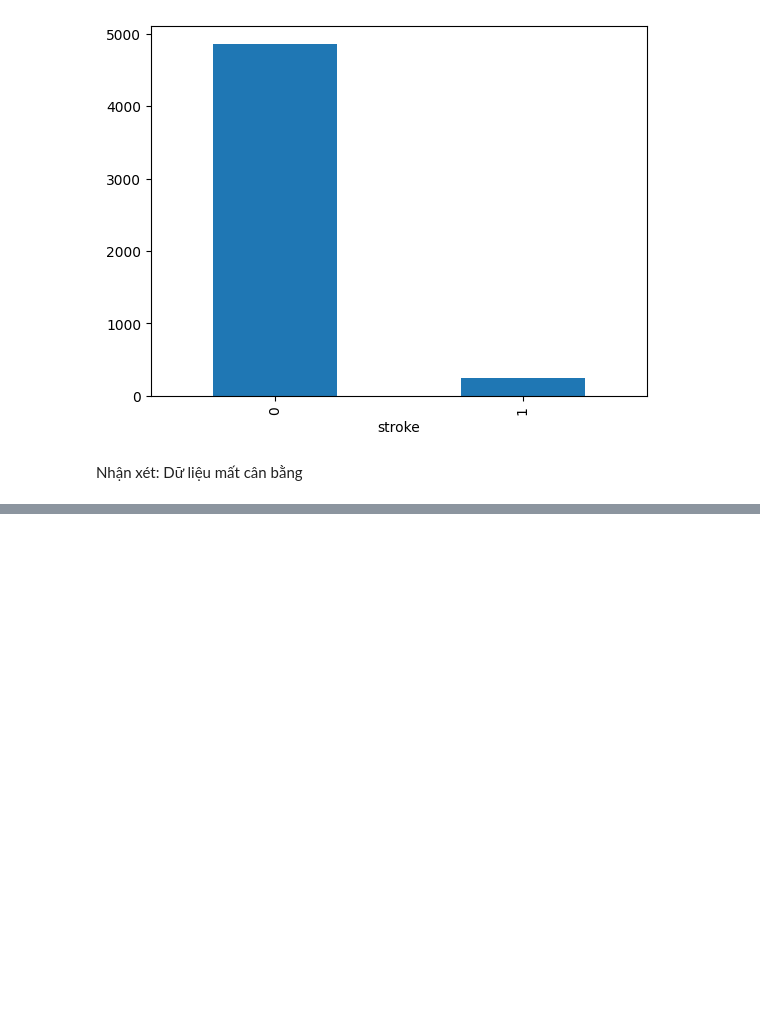
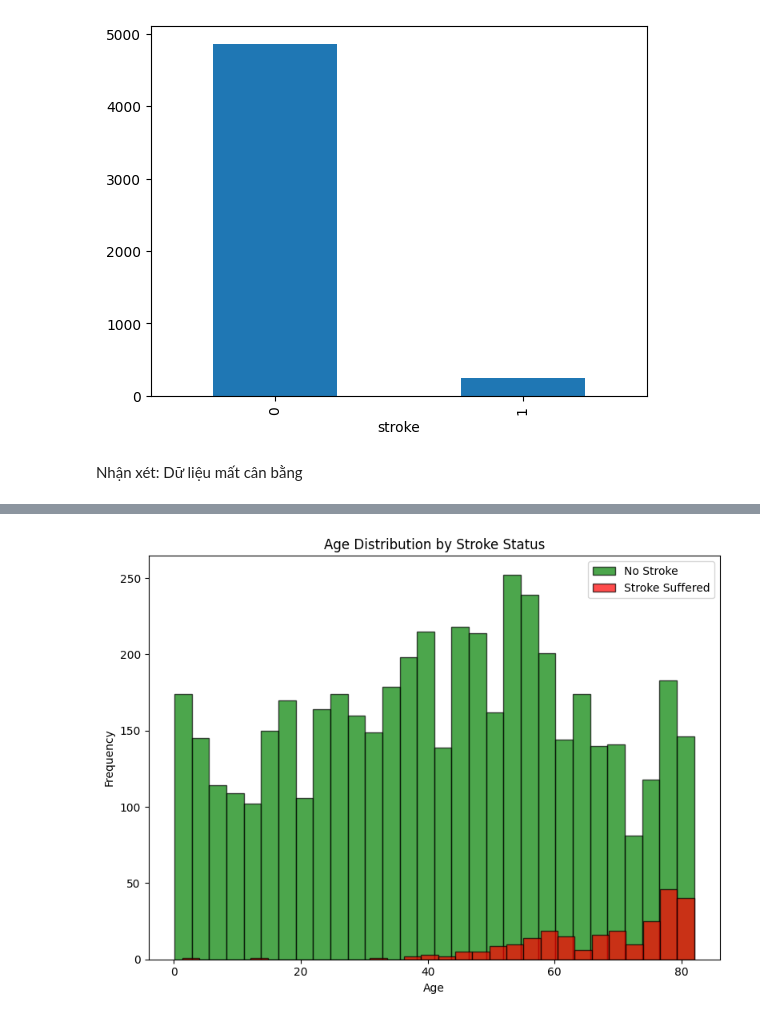
Before and after one commit to thethien8a/Machine-Learning-Project, a Jupyter notebook: Logistic Regression/project_2.ipynb, the cells around one changed output, grey strips where cells are left out. Cells and saved outputs as stored; diff of their text form; code cells hidden in the pictures; blank space fills up the shorter version.

```diff
--- a/Logistic Regression/project_2.ipynb
+++ b/Logistic Regression/project_2.ipynb
@@ -95,0 +231,14 @@ Nhận xét: Dữ liệu mất cân bằng
+# %%
+plt.figure(figsize=(8, 6))
+# Histogram for stroke == 0
+plt.hist(df[df['stroke'] == 0]['age'], bins=30, alpha=0.7, label='No Stroke', color='green', edgecolor='black')
+# Histogram for stroke == 1
+plt.hist(df[df['stroke'] == 1]['age'], bins=30, alpha=0.7, label='Stroke Suffered', color='red', edgecolor='black')
+plt.title('Age Distribution by Stroke Status')
+plt.xlabel('Age')
+plt.ylabel('Frequency')
+plt.legend()
+plt.tight_layout()
+plt.show()
+# %% [output]
+[figure, added]
```
Also changed, not shown: parts of 121 cells of this notebook.
